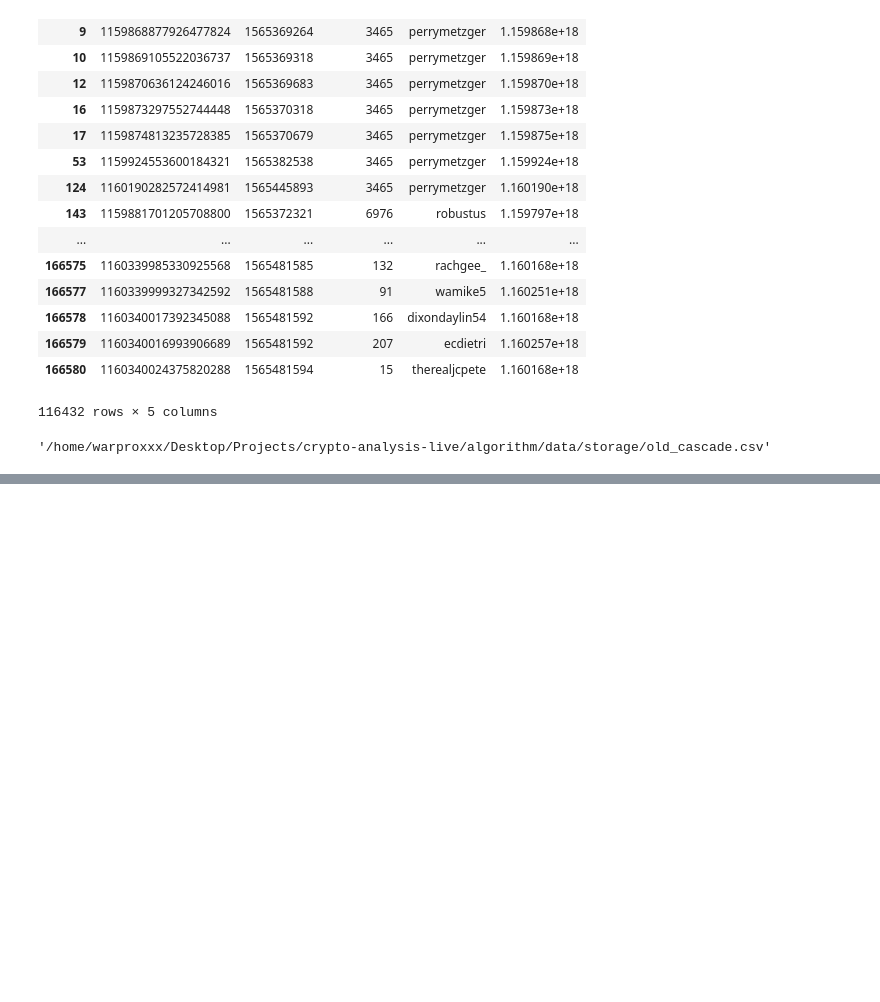
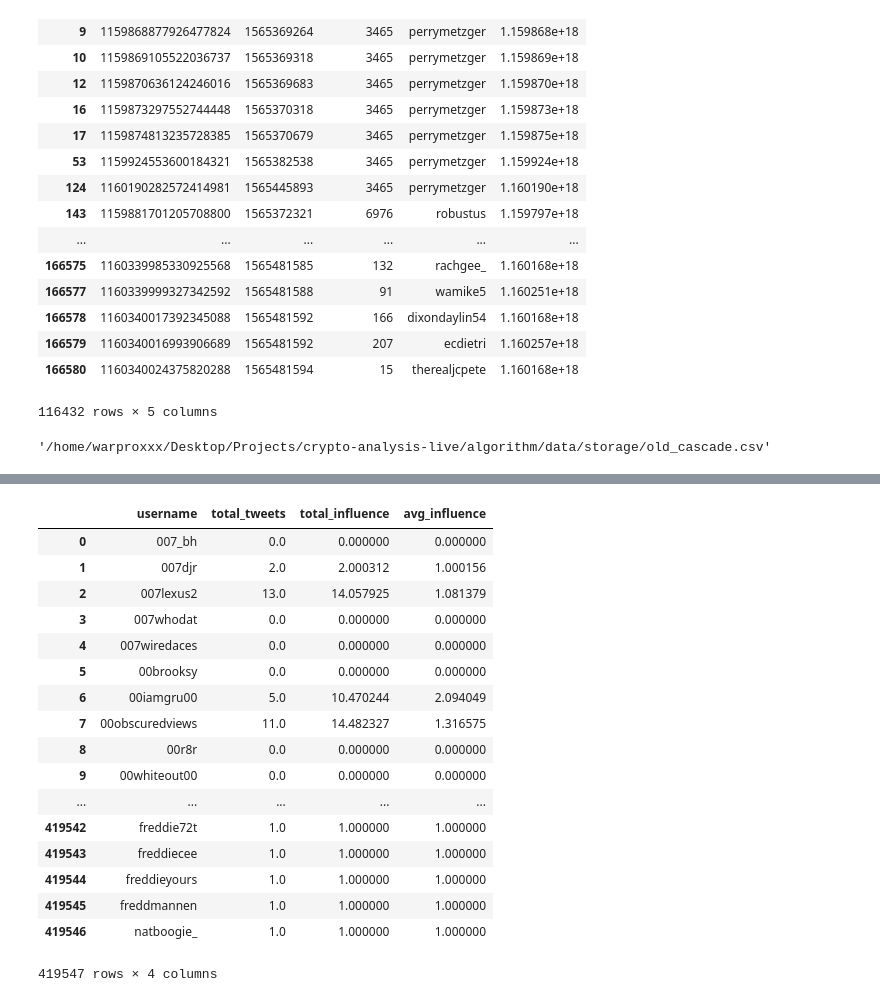
Before and after one commit to warproxxx/crypto-analysis-live, a Jupyter notebook: algorithm/Testing Weekly process.ipynb, the cells around one changed output, grey strips where cells are left out. Drawn from its saved outputs; the diff is of its cells as text; code cells hidden in the pictures; blank space fills up the shorter version.

```diff
--- a/algorithm/Testing Weekly process.ipynb
+++ b/algorithm/Testing Weekly process.ipynb
@@ -344,0 +340,2 @@ new_inf = add_influence_and_all(df)
+# %%
+combined_inf = add_inf(curr_inf, new_inf)
@@ -344,0 +379,33 @@ new_inf = add_influence_and_all(df)
+# %%
+def sub_inf(combined_inf, to_remove):
+    combined = combined_inf.merge(to_remove, how='outer', on='username')
+    combined = combined.fillna(0)
+    combined['total_tweets'] = combined['total_tweets_x'] - combined['total_tweets_y']
+    combined['total_influence'] = combined['total_influence_x'] - combined['total_influence_y']
+    combined = combined[['username', 'total_tweets', 'total_influence']]
+    combined['avg_influence'] = combined['total_influence']/combined['total_tweets']
+    combined['avg_influence'] = combined['avg_influence'].fillna(0)
+    combined.sort_values('total_influence', ascending=False)
+
+    return combined
+# %%
+sub_inf(combined_inf, new_inf)
+# %% [output]
+|  | username | total_tweets | total_influence | avg_influence |
+| 0 | 007_bh | 0.0 | 0.000000 | 0.000000 |
+| 1 | 007djr | 2.0 | 2.000312 | 1.000156 |
+| 2 | 007lexus2 | 13.0 | 14.057925 | 1.081379 |
+| 3 | 007whodat | 0.0 | 0.000000 | 0.000000 |
+| 4 | 007wiredaces | 0.0 | 0.000000 | 0.000000 |
+| 5 | 00brooksy | 0.0 | 0.000000 | 0.000000 |
+| 6 | 00iamgru00 | 5.0 | 10.470244 | 2.094049 |
+| 7 | 00obscuredviews | 11.0 | 14.482327 | 1.316575 |
+| 8 | 00r8r | 0.0 | 0.000000 | 0.000000 |
+| 9 | 00whiteout00 | 0.0 | 0.000000 | 0.000000 |
+| ... | ... | ... | ... | ... |
+| 419542 | freddie72t | 1.0 | 1.000000 | 1.000000 |
+| 419543 | freddiecee | 1.0 | 1.000000 | 1.000000 |
+| 419544 | freddieyours | 1.0 | 1.000000 | 1.000000 |
+| 419545 | freddmannen | 1.0 | 1.000000 | 1.000000 |
+| 419546 | natboogie_ | 1.0 | 1.000000 | 1.000000 |
+419547 rows × 4 columns
```
Also changed, not shown: parts of 8 cells of this notebook, 5 other files.
